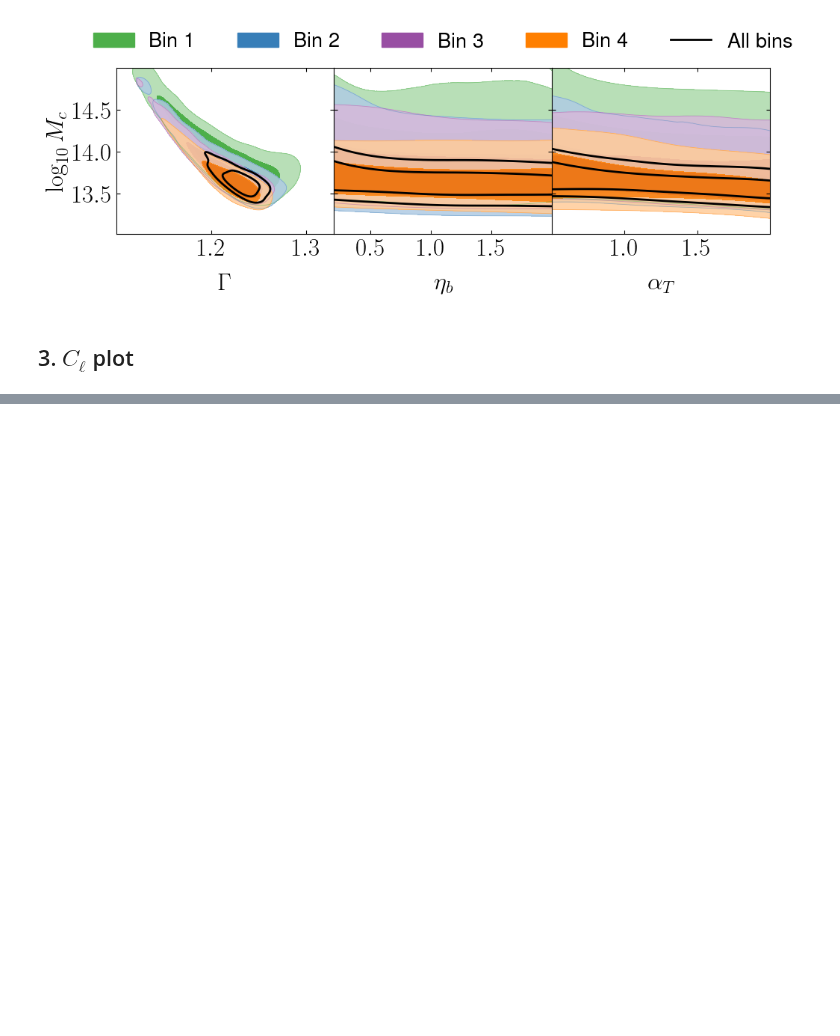
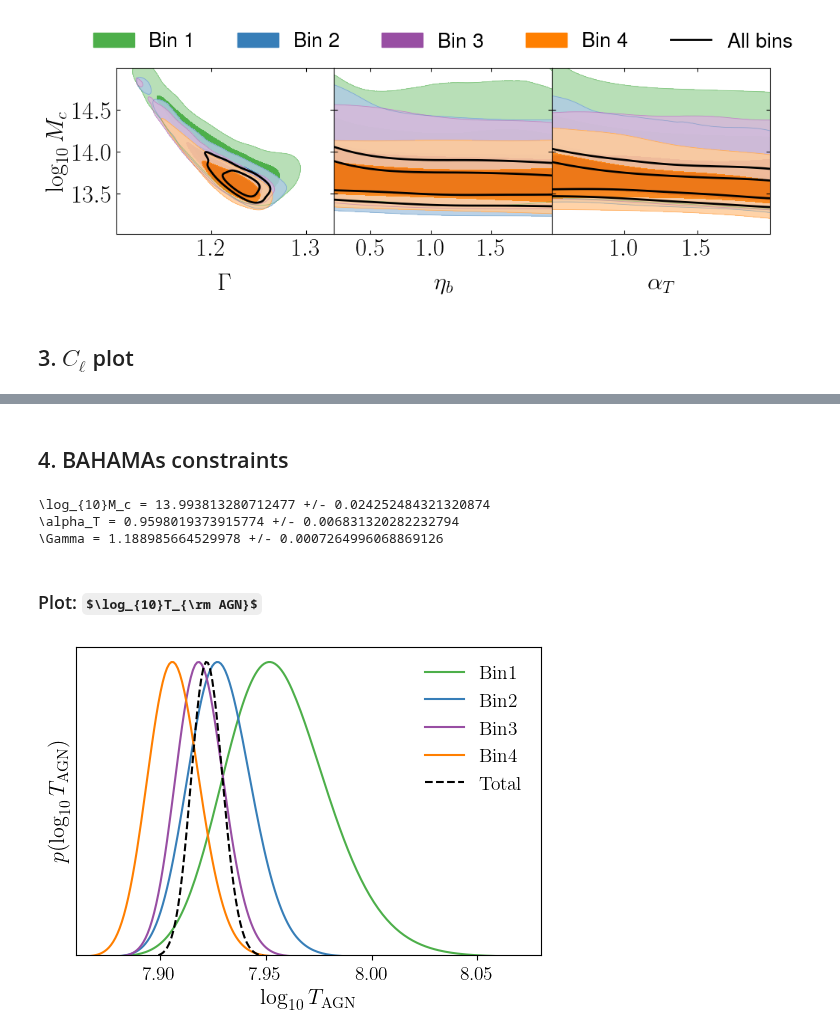
Before and after one commit to Cosmotheka/Cosmotheka_likelihoods, a Jupyter notebook: papers/ROSATx/Likelihood.ipynb, the cells around one changed output, grey strips where cells are left out. Drawn from its saved outputs; the diff is of its cells as text; code cells hidden in the pictures; some formulas as TeX source; blank space fills up the shorter version.

```diff
--- a/papers/ROSATx/Likelihood.ipynb
+++ b/papers/ROSATx/Likelihood.ipynb
@@ -87,0 +232,46 @@ plt.savefig("Plots/rectangle_main.pdf", bbox_inches="tight")
+# %% [markdown]
+## 4. BAHAMAs constraints
+# %%
+BAHAMAS = np.load("data/constraints_1d.npz")
+probs = np.exp(-0.5 * (BAHAMAS["chi2"] - np.amin(BAHAMAS["chi2"],
+               axis=0)))
+
+logTAGNs = BAHAMAS["logTAGN"]
+lMcs = BAHAMAS["lMc"]
+alpha_Ts = BAHAMAS["alpha_T"]
+gammas = BAHAMAS["gamma"]
+
+prob = probs[:, -1]
+probsum = np.sum(prob)
+for params, param_names in zip(
+                        ["lMc", "alpha_T", "gamma"],
+                        ["\log_{10}M_c", "\\alpha_T", "\Gamma"]):
+    p_mean = np.sum(prob * BAHAMAS[params]) / probsum
+    p_std = np.sqrt(np.sum(prob * BAHAMAS[params] ** 2)
+                    / probsum - p_mean**2)
+    print(f"{param_names} = {p_mean} +/- {p_std}")
+# %% [output]
+\log_{10}M_c = 13.993813280712477 +/- 0.024252484321320874
+\alpha_T = 0.9598019373915774 +/- 0.006831320282232794
+\Gamma = 1.188985664529978 +/- 0.0007264996068869126
+# %% [markdown]
+### Plot: $\log_{10}T_{\rm AGN}$
+# %%
+plt.figure(figsize=(6, 4))
+
+labels = [r"${\rm Bin %d}$" % (i + 1) for i in range(4)]
+
+for prob, colour, label in zip(probs.T, my_colours, labels):
+    plt.plot(logTAGNs, prob, c=colour, label=label)
+
+plt.plot(logTAGNs, probs.T[4], "k--", label=r"${\rm Total}$")
+
+plt.xlabel(r"$\log_{10}T_{\rm AGN}$", fontsize=16)
+plt.ylabel(r"$p(\log_{10}T_{\rm AGN})$", fontsize=16)
+plt.legend(frameon=False, fontsize=14)
+plt.xlim([7.86, 8.08])
+plt.ylim([0.005, 1.05])
+plt.yticks([])
+plt.tick_params(axis="x", labelsize=14)
+# %% [output]
+[figure, added]
```
Also changed, not shown: parts of 20 cells of this notebook, 8 other files.
